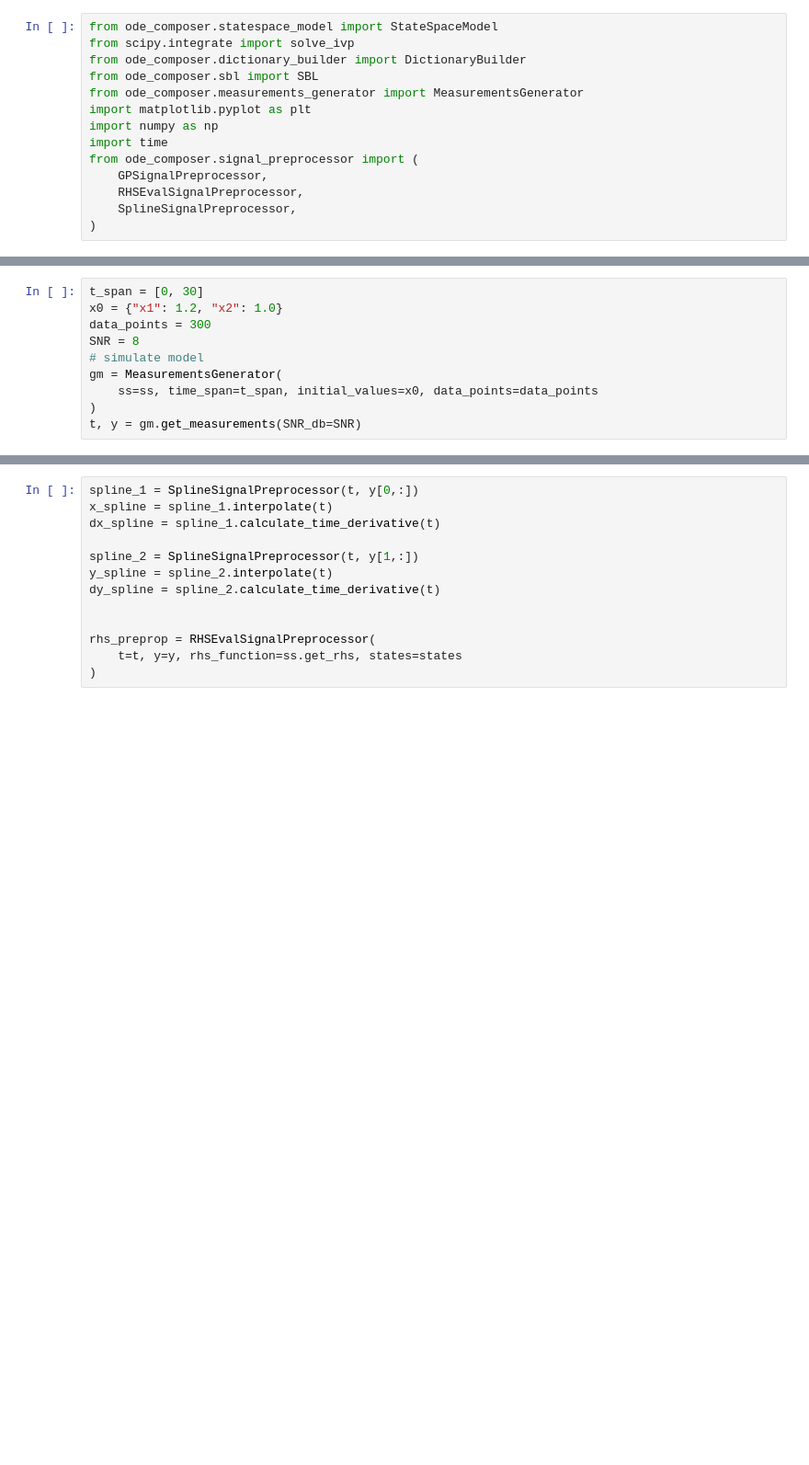
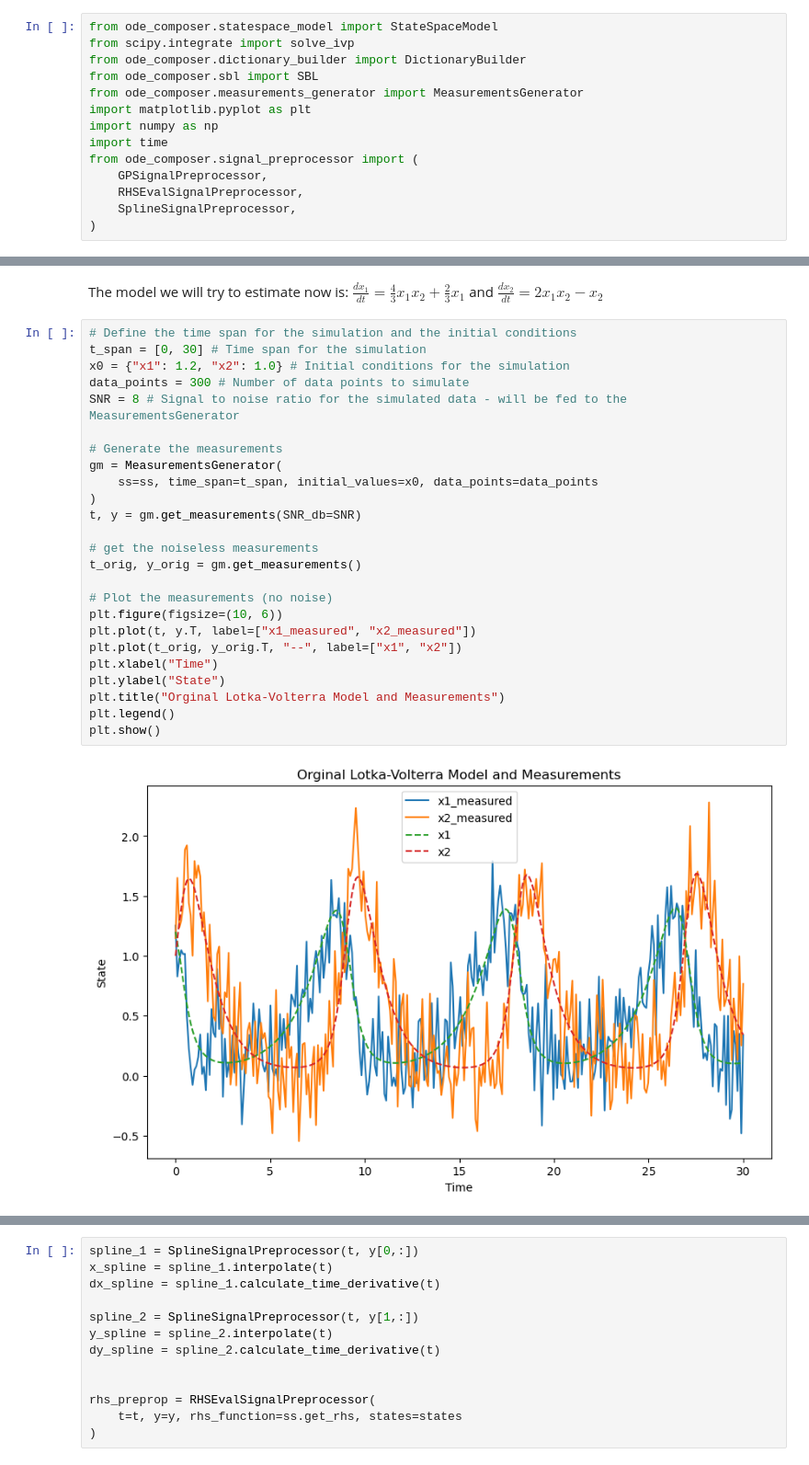
Before and after one commit to samumartinf/ode_composer_py, a Jupyter notebook: examples/Intro.ipynb, the cells around one changed output, grey strips where cells are left out. Shown at 92% size. Cells and saved outputs as stored; diff of their text form; blank space fills up the shorter version.

```diff
--- a/examples/Intro.ipynb
+++ b/examples/Intro.ipynb
@@ -23,13 +26,32 @@ print(ss)
 Original Model:
 dx1/dt = +1.00e+00*-1.33333333333333*x1*x2 + 0.666666666666667*x1
 dx2/dt = +1.00e+00*2*x1*x2 - x2
-# %%
-t_span = [0, 30]
-x0 = {"x1": 1.2, "x2": 1.0}
-data_points = 300
-SNR = 8
-# simulate model
-gm = MeasurementsGenerator(
-    ss=ss, time_span=t_span, initial_values=x0, data_points=data_points
-)
-t, y = gm.get_measurements(SNR_db=SNR)
+# %% [markdown]
+The model we will try to estimate now is: $\frac{dx_1}{dt} = \frac{4}{3}x_1 x_2 + \frac{2}{3}x_1$ and $\frac{dx_2}{dt} = 2x_1 x_2 - x_2$
+# %%
+# Define the time span for the simulation and the initial conditions
+t_span = [0, 30] # Time span for the simulation
+x0 = {"x1": 1.2, "x2": 1.0} # Initial conditions for the simulation
+data_points = 300 # Number of data points to simulate
+SNR = 8 # Signal to noise ratio for the simulated data - will be fed to the MeasurementsGenerator
+
+# Generate the measurements
+gm = MeasurementsGenerator(
+    ss=ss, time_span=t_span, initial_values=x0, data_points=data_points
+)
+t, y = gm.get_measurements(SNR_db=SNR)
+
+# get the noiseless measurements
+t_orig, y_orig = gm.get_measurements()
+
+# Plot the measurements (no noise)
+plt.figure(figsize=(10, 6))
+plt.plot(t, y.T, label=["x1_measured", "x2_measured"])
+plt.plot(t_orig, y_orig.T, "--", label=["x1", "x2"])
+plt.xlabel("Time")
+plt.ylabel("State")
+plt.title("Orginal Lotka-Volterra Model and Measurements")
+plt.legend()
+plt.show()
+# %% [output]
+[figure, added]
```
Also changed, not shown: parts of 11 cells of this notebook, 2 other files.
